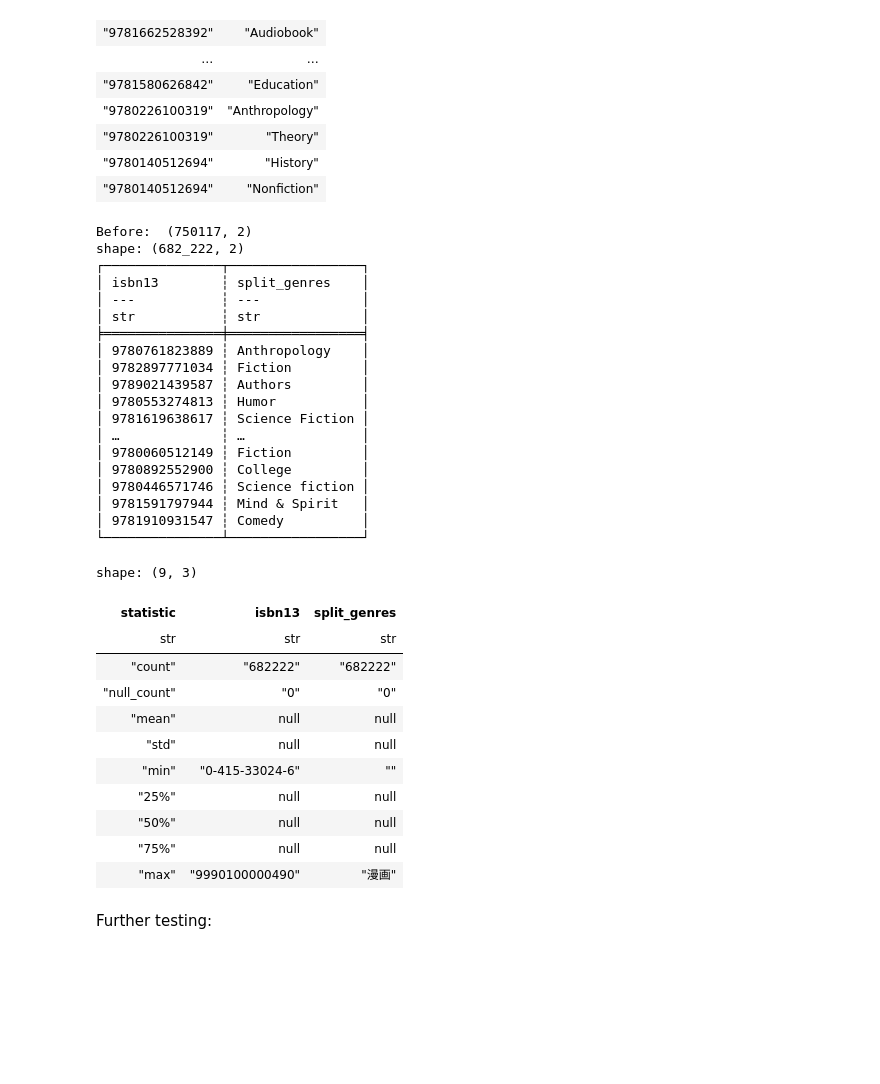
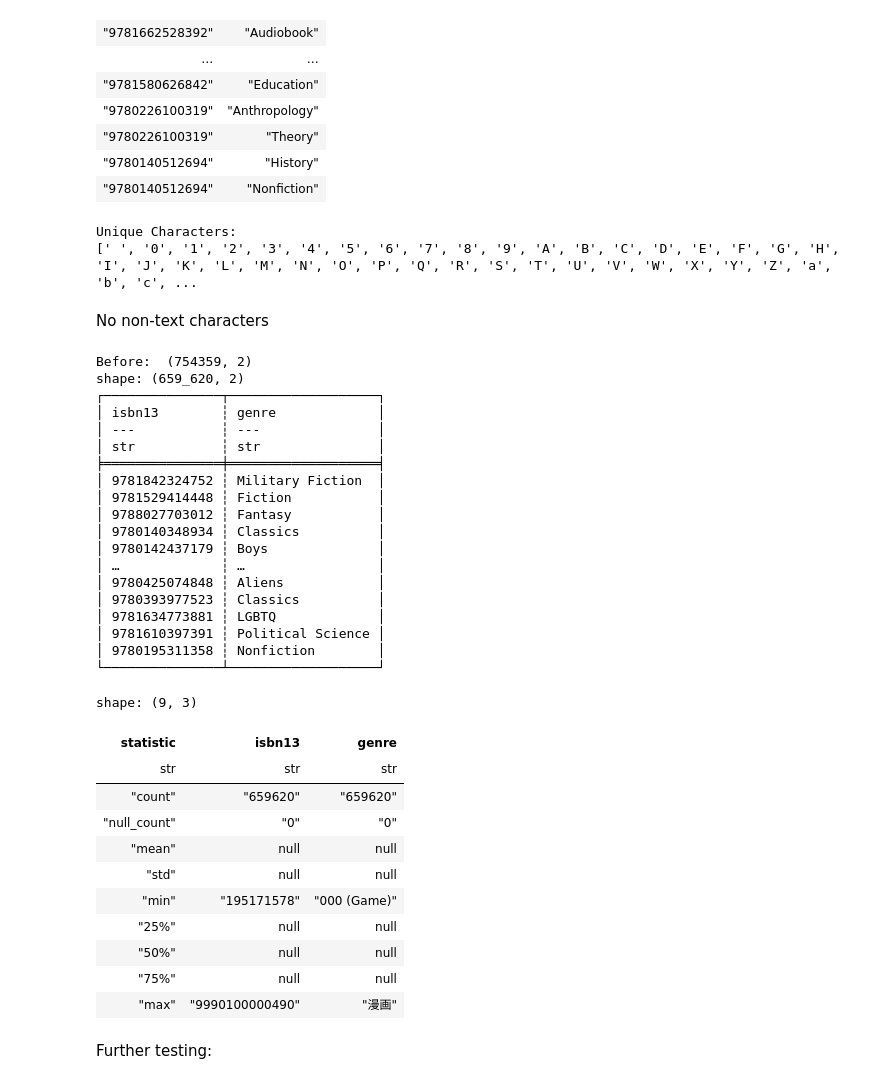
Before and after one commit to hwangisgone/book-rec-2, a Jupyter notebook: data-pipeline/merge_clean.ipynb, the cells around one changed output. Drawn from its saved outputs; the diff is of its cells as text; code cells hidden in the pictures; blank space fills up the shorter version.

```diff
--- a/data-pipeline/merge_clean.ipynb
+++ b/data-pipeline/merge_clean.ipynb
@@ -327,52 +437,72 @@ shape: (318_544, 2)
 | "9780226100319" | "Theory" |
 | "9780140512694" | "History" |
 | "9780140512694" | "Nonfiction" |
+# %%
+unique_chars = set(''.join(goodreads_genre_df['genre']))
+print("Unique Characters:")
+print(sorted(unique_chars))
+# %% [output]
+Unique Characters:
+[' ', '0', '1', '2', '3', '4', '5', '6', '7', '8', '9', 'A', 'B', 'C', 'D', 'E', 'F', 'G', 'H', 'I', 'J', 'K', 'L', 'M', 'N', 'O', 'P', 'Q', 'R', 'S', 'T', 'U', 'V', 'W', 'X', 'Y', 'Z', 'a', 'b', 'c', ...
+# %% [markdown]
+No non-text characters
 # %%
 merged_genres = pl.concat([
     goodreads_genre_df.select(["isbn13","genre"]),
-    hardcover_genre_df.select(["isbn13","genre"])
+    hardcover_genre_df_fixed.select(["isbn13","genre"])
 ], how="vertical_relaxed")
 
 print("Before: ", merged_genres.shape)
 
-merged_genres_stripped = merged_genres.with_columns(
-    merged_genres['genre']
-    .str.replace_all(r'[\/,]| - ','|')
-    .str.split('|')
-    .list.eval(pl.element().str.strip_chars())
-    .alias('split_genres')
-).explode('split_genres').drop('genre').unique()
+genre_wrong_cases = merged_genres.select(["genre"]).unique().with_columns(
+    pl.col('genre')
+    .str.to_lowercase()
+    .str.replace_all(r'[&\'"()+\-]', "")
+    .is_duplicated().alias('duplicated')
+)
+
+# Check duplicate if lowercased and convert accordingly
+merged_genres_stripped = merged_genres.join(genre_wrong_cases, on='genre').with_columns(
+    pl.when(pl.col('duplicated') == True)
+    .then(pl.col('genre').str.to_titlecase())
+    .otherwise(pl.col('genre'))
+    .alias('genre')
+).drop('duplicated').unique().filter(
+    ~pl.col('isbn13').str.contains(r"[^0-9xX]") # Remove weird isbn13
+).filter(
+    pl.col('genre').str.len_chars() > 0         # Non-empty
+)
 
 print(merged_genres_stripped)
 merged_genres_stripped.describe()
 # %% [output]
-Before:  (750117, 2)
-shape: (682_222, 2)
-┌───────────────┬─────────────────┐
-│ isbn13        ┆ split_genres    │
-│ ---           ┆ ---             │
-│ str           ┆ str             │
-╞═══════════════╪═════════════════╡
-│ 9780761823889 ┆ Anthropology    │
-│ 9782897771034 ┆ Fiction         │
-│ 9789021439587 ┆ Authors         │
-│ 9780553274813 ┆ Humor           │
-│ 9781619638617 ┆ Science Fiction │
-│ …             ┆ …               │
-│ 9780060512149 ┆ Fiction         │
-│ 9780892552900 ┆ College         │
-│ 9780446571746 ┆ Science fiction │
-│ 9781591797944 ┆ Mind & Spirit   │
-│ 9781910931547 ┆ Comedy          │
-└───────────────┴─────────────────┘
+Before:  (754359, 2)
+shape: (659_620, 2)
+┌───────────────┬───────────────────┐
+│ isbn13        ┆ genre             │
+│ ---           ┆ ---               │
+│ str           ┆ str               │
+╞═══════════════╪═══════════════════╡
+│ 9781842324752 ┆ Military Fiction  │
+│ 9781529414448 ┆ Fiction           │
+│ 9788027703012 ┆ Fantasy           │
+│ 9780140348934 ┆ Classics          │
+│ 9780142437179 ┆ Boys              │
+│ …             ┆ …                 │
+│ 9780425074848 ┆ Aliens            │
+│ 9780393977523 ┆ Classics          │
+│ 9781634773881 ┆ LGBTQ             │
+│ 9781610397391 ┆ Political Science │
+│ 9780195311358 ┆ Nonfiction        │
+└───────────────┴───────────────────┘
 shape: (9, 3)
-| statistic | isbn13 | split_genres |
+| statistic | isbn13 | genre |
 | str | str | str |
-| "count" | "682222" | "682222" |
+| "count" | "659620" | "659620" |
 | "null_count" | "0" | "0" |
 | "mean" | null | null |
 | "std" | null | null |
-| "min" | "0-415-33024-6" | "" |
+| "min" | "195171578" | "000 (Game)" |
 | "25%" | null | null |
 | "50%" | null | null |
 | "75%" | null | null |
```
Also changed, not shown: parts of 36 cells of this notebook, 2 other files.
